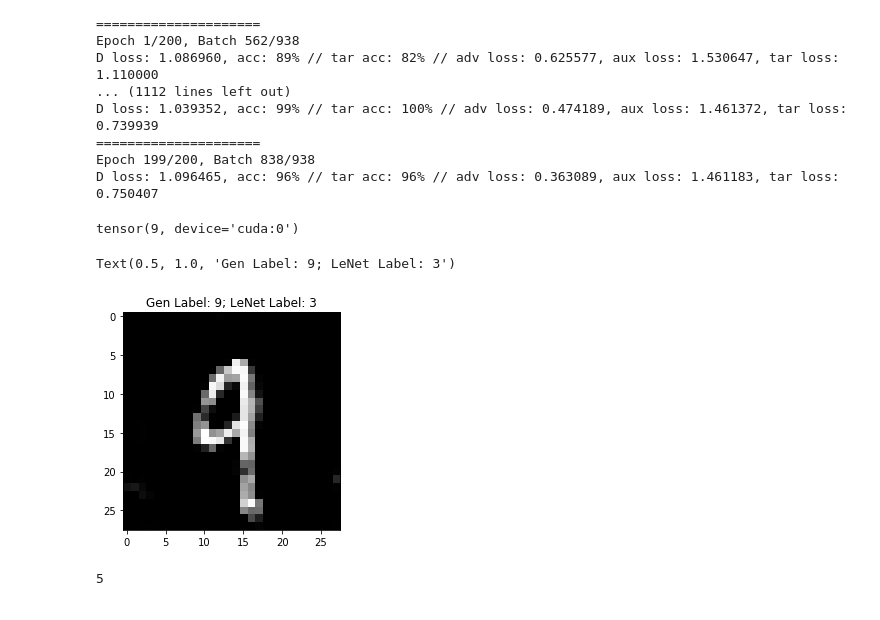
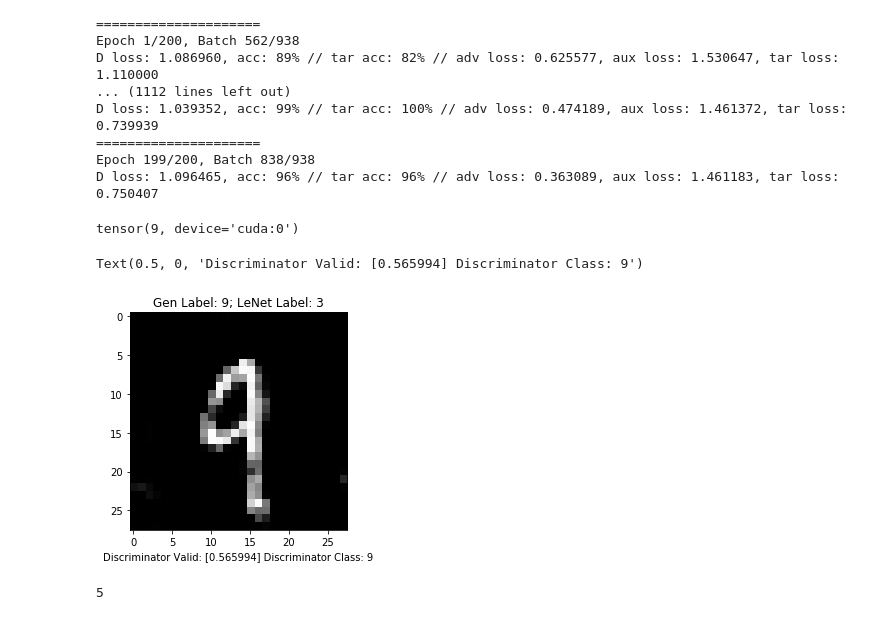
Before and after one commit to achyutreddy24/ATAC_GAN, a Jupyter notebook: notebooks/ACGAN-Adversarial-Test.ipynb, the cells around one changed output. Saved outputs shown, nothing was run; the diff lists cells and outputs as text; code cells hidden in the pictures.

```diff
--- a/notebooks/ACGAN-Adversarial-Test.ipynb
+++ b/notebooks/ACGAN-Adversarial-Test.ipynb
@@ -384,14 +384,15 @@ gen_imgs = generator(z, gen_labels)
 # %%
 # Plots a sample
 import matplotlib.pyplot as plt
 sample_idx = 28
 print(gen_labels[sample_idx])
 plt.imshow(gen_imgs[sample_idx][0].cpu().detach().numpy(), cmap='gray', interpolation='none')
 plt.title("Gen Label: " + str(gen_labels.cpu().detach().numpy()[sample_idx]) + "; LeNet Label: " + str(np.argmax(pred_labels.data.cpu().numpy()[sample_idx])))
+plt.xlabel("Discriminator Valid: " + str(validity.data.cpu().numpy()[sample_idx]) +" Discriminator Class: " + str(np.argmax(dpred_labels.data.cpu().numpy()[sample_idx])))
 # %% [output]
 tensor(9, device='cuda:0')
-Text(0.5, 1.0, 'Gen Label: 9; LeNet Label: 3')
+Text(0.5, 0, 'Discriminator Valid: [0.565994] Discriminator Class: 9')
-[figure, old version]
+[figure, new version]
 # %%
 # Finds target classification for sample
 pred_labels = target_classifier(gen_imgs)
```
Also changed, not shown: parts of 2 cells of this notebook, 1 other file.
